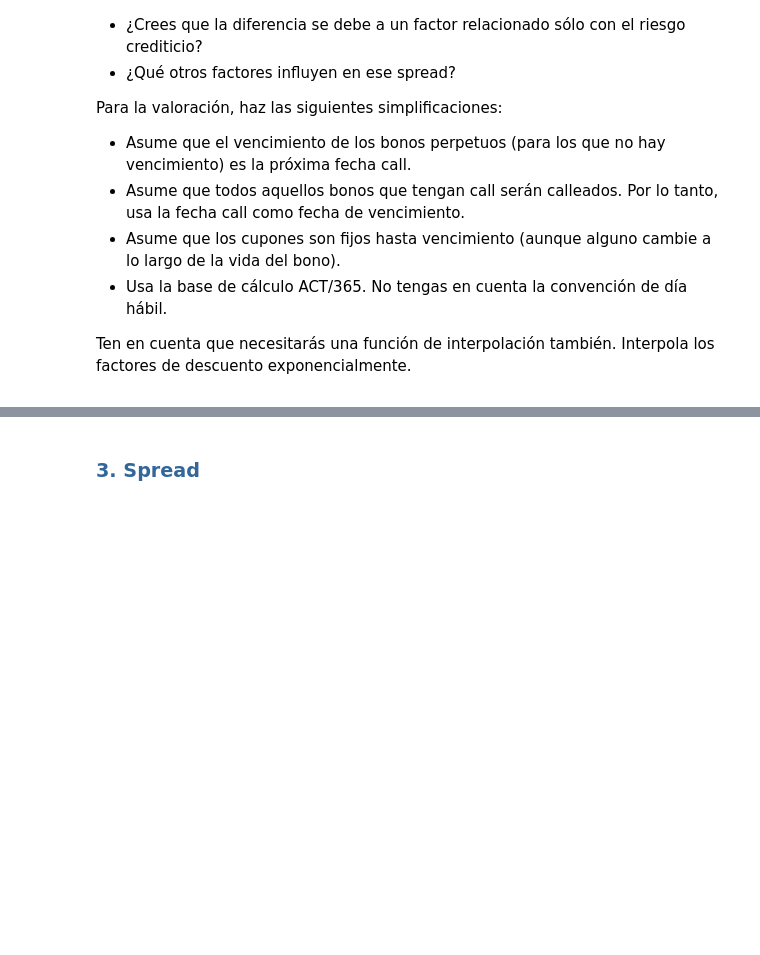
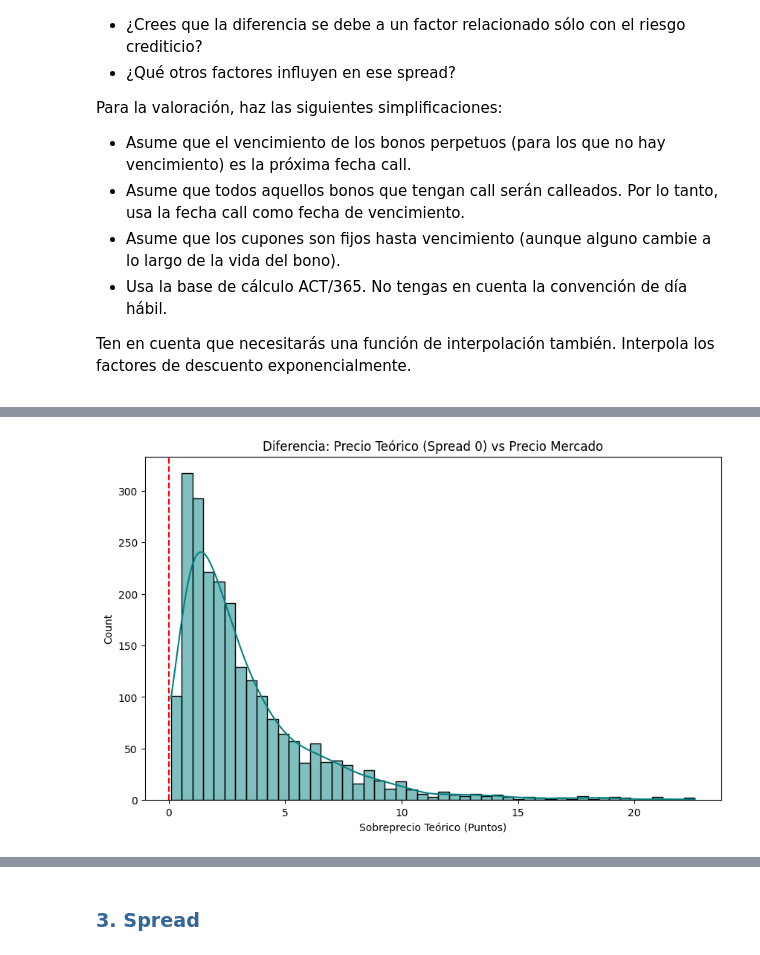
Before and after one commit to javierhernandezm/MIAX---Modulo-2, a Jupyter notebook: src/TallerRF_AnálisisCartera_Enunciado.ipynb, the cells around one changed output, grey strips where cells are left out. Drawn from its saved outputs; the diff is of its cells as text; code cells hidden in the pictures; blank space fills up the shorter version.

```diff
--- a/src/TallerRF_AnálisisCartera_Enunciado.ipynb
+++ b/src/TallerRF_AnálisisCartera_Enunciado.ipynb
@@ -66,3 +61,0 @@ import datetime
-# %%
-# Estilo
-plt.style.use('dark_background')
@@ -1111,0 +243,83 @@ fecha_valor = datetime.datetime(2025,10,1)
+# %%
+# ==============================================================================
+# EJECUCIÓN DEL ANÁLISIS (CON CORRECCIÓN DE NOMBRES)
+# ==============================================================================
+
+print("--- EJECUCIÓN DEL ANÁLISIS ---")
+
+# 0. LIMPIEZA DE IDENTIFICADORES (CRÍTICO)
+# Quitamos el sufijo " Corp" de las columnas de precios para que coincidan con el ISIN
+# Ejemplo: "XS0161488498 Corp" -> "XS0161488498"
+df_bonos_final.columns = df_bonos_final.columns.str.replace(' Corp', '', regex=False).str.strip()
+
+print(f"Nombres de columnas de precios limpios (Ejemplo): {df_bonos_final.columns[0]}")
+print(f"Índice del universo (Ejemplo): {universo.index[0]}")
+
+# 1. PREPARACIÓN DEL UNIVERSO
+# Como ya confirmaste que el índice es el ISIN, usamos el índice directamente.
+universo_valoracion = universo.copy()
+
+# 2. FILTRADO (INTERSECCIÓN)
+ids_precios = df_bonos_final.columns
+ids_universo = universo_valoracion.index
+
+# Ahora sí deberían coincidir
+ids_comunes = ids_precios.intersection(ids_universo)
+
+if len(ids_comunes) == 0:
+    print("\n❌ ERROR CRÍTICO: Siguen sin coincidir. Revisa los ejemplos impresos arriba.")
+else:
+    print(f"\n✅ ÉXITO: Se han encontrado {len(ids_comunes)} bonos comunes para valorar.")
+
+    # Recortamos el universo
+    subset_universo = universo_valoracion.loc[ids_comunes].copy()
+
+    # 3. VALORACIÓN VECTORIZADA
+    print("-> Ejecutando motor de valoración...")
+
+    df_valoraciones = subset_universo.apply(
+        lambda row: tools.valorar_bono_pandas(
+            row,
+            df_curva_final,
+            spread_bps=0,
+            fecha_val=pd.Timestamp('2025-10-01')
+        ),
+        axis=1
+    )
+
+    # 4. CHEQUEO DE RESULTADOS
+    if 'Precio Limpio' not in df_valoraciones.columns:
+        print("❌ ERROR: DataFrame vacío tras valoración.")
+    else:
+        # 5. CRUCE CON DATOS DE MERCADO
+        print("-> Cruzando con precios de mercado...")
+        precios_mercado_ref = df_bonos_final.loc['2025-10-01', ids_comunes]
+        df_valoraciones['Precio Mercado'] = precios_mercado_ref
+
+        # 6. CÁLCULO DE DIFERENCIAS
+        df_valoraciones['Diferencia'] = df_valoraciones['Precio Limpio'] - df_valoraciones['Precio Mercado']
+
+        # --- VISUALIZACIÓN ---
+        print("\n" + "="*50)
+        print("RESULTADOS FINALES DE VALORACIÓN")
+        print("="*50)
+
+        cols_finales = ['Precio Limpio', 'Precio Mercado', 'Diferencia', 'Error']
+        print(df_valoraciones[cols_finales].head(10))
+
+        print("\nEstadísticas de la Diferencia (Spread=0):")
+        # Filtramos errores para la estadística
+        diffs_validas = df_valoraciones['Diferencia'].dropna()
+        print(diffs_validas.describe())
+
+        # Histograma de discrepancias
+        import matplotlib.pyplot as plt
+        import seaborn as sns
+
+        plt.figure(figsize=(10, 6))
+        sns.histplot(diffs_validas, kde=True, color='teal')
+        plt.title('Diferencia: Precio Teórico (Spread 0) vs Precio Mercado')
+        plt.xlabel('Sobreprecio Teórico (Puntos)')
+        plt.axvline(0, color='red', linestyle='--')
+        plt.show()
+# %% [output]
@@ -1111,0 +343 @@ fecha_valor = datetime.datetime(2025,10,1)
+[figure, added]
```
Also changed, not shown: parts of 40 cells of this notebook, 2 other files.
